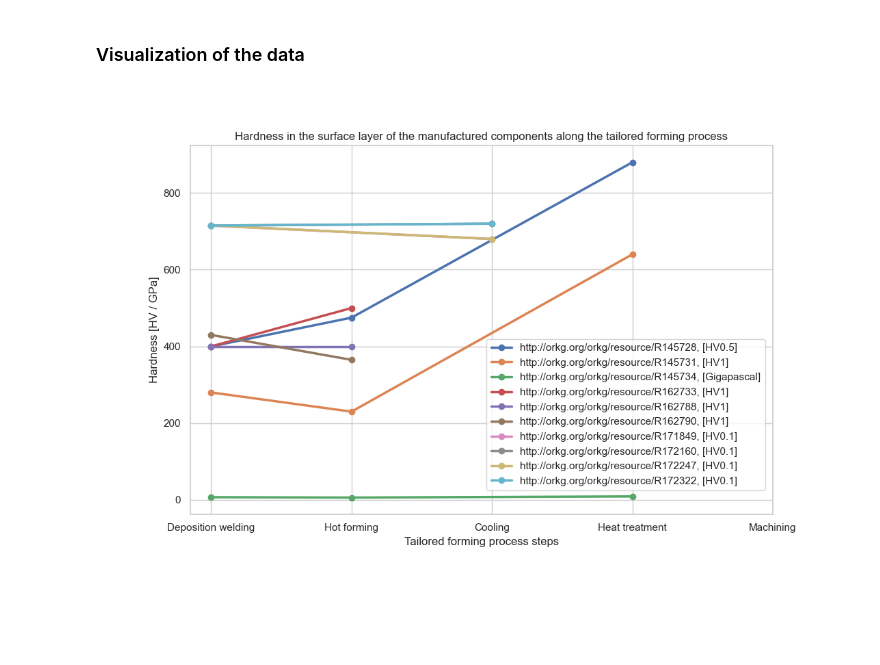
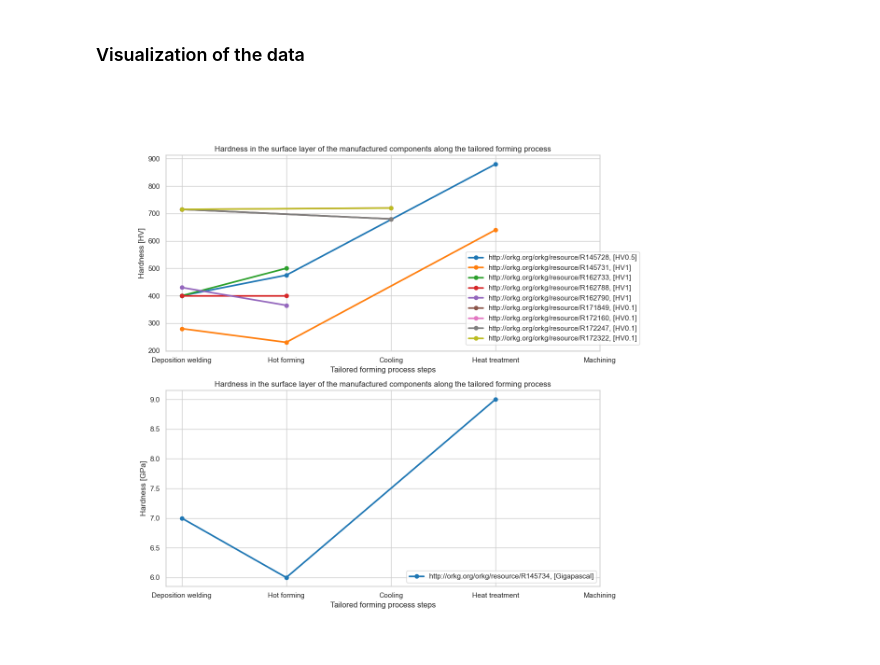
Before and after one commit to okarras/Jupyter-Notebooks, a Jupyter notebook: TailoredFormingAnalysis/tf_orkg.ipynb, the cells around one changed output. Saved outputs shown, nothing was run; the diff lists cells and outputs as text; code cells hidden in the pictures; blank space fills up the shorter version.

Commit message:
revised the hardness analysis for better plotting

```diff
--- a/TailoredFormingAnalysis/tf_orkg.ipynb
+++ b/TailoredFormingAnalysis/tf_orkg.ipynb
@@ -151,22 +151,30 @@ grouped_data = hardness_data.groupby('contrib_url')
 # %%
 #ggf. lineplot mit seaborn machen, two subplot for bearing washer and shaft!
 #fig, ax = plt.subplots(grouped_data.ngroups)
-fig, ax = plt.subplots()
-
-fig.set_size_inches(11, 7)
+fig, (ax1, ax2) = plt.subplots(2)
+fig.set_size_inches(12, 12)
 
 for name, group in grouped_data:
-    ax.plot(group['step_number'], group['calc_value'], marker='o', linewidth=2.5, label=name+', ['+group['unit'][:1].item()+']')
+    if (group['unit'][:1].item() != 'Gigapascal') :
+        ax1.plot(group['step_number'], group['calc_value'], marker='o', linewidth=2.5, label=name+', ['+group['unit'][:1].item()+']')
+    else:
+        ax2.plot(group['step_number'], group['calc_value'], marker='o', linewidth=2.5, label=name+', ['+group['unit'][:1].item()+']')
 
-ax.set_xticks(steps['step_number'])
-ax.set_xticklabels(steps['step_name'])
+ax1.set_title('Hardness in the surface layer of the manufactured components along the tailored forming process')
+ax1.set_xticks(steps['step_number'])
+ax1.set_xticklabels(steps['step_name'])
+ax1.set_xlabel('Tailored forming process steps')
+ax1.set_ylabel('Hardness [HV]')
+legend1 = ax1.legend(loc='center right', bbox_to_anchor=(1.1, 0.27))
 
-ax.set_title('Hardness in the surface layer of the manufactured components along the tailored forming process')
-ax.set_xlabel('Tailored forming process steps')
-ax.set_ylabel('Hardness [HV / GPa]')
-legend = ax.legend(loc='center left', bbox_to_anchor=(0.5, 0.27))
+ax2.set_title('Hardness in the surface layer of the manufactured components along the tailored forming process')
+ax2.set_xticks(steps['step_number'])
+ax2.set_xticklabels(steps['step_name'])
+ax2.set_xlabel('Tailored forming process steps')
+ax2.set_ylabel('Hardness [GPa]')
+legend2 = ax2.legend(loc='lower right')
 
 plt.ion()
 plt.show()
 # %% [output]
-[figure, old version]
+[figure, new version]
```
Also changed, not shown: parts of 1 cell of this notebook.
